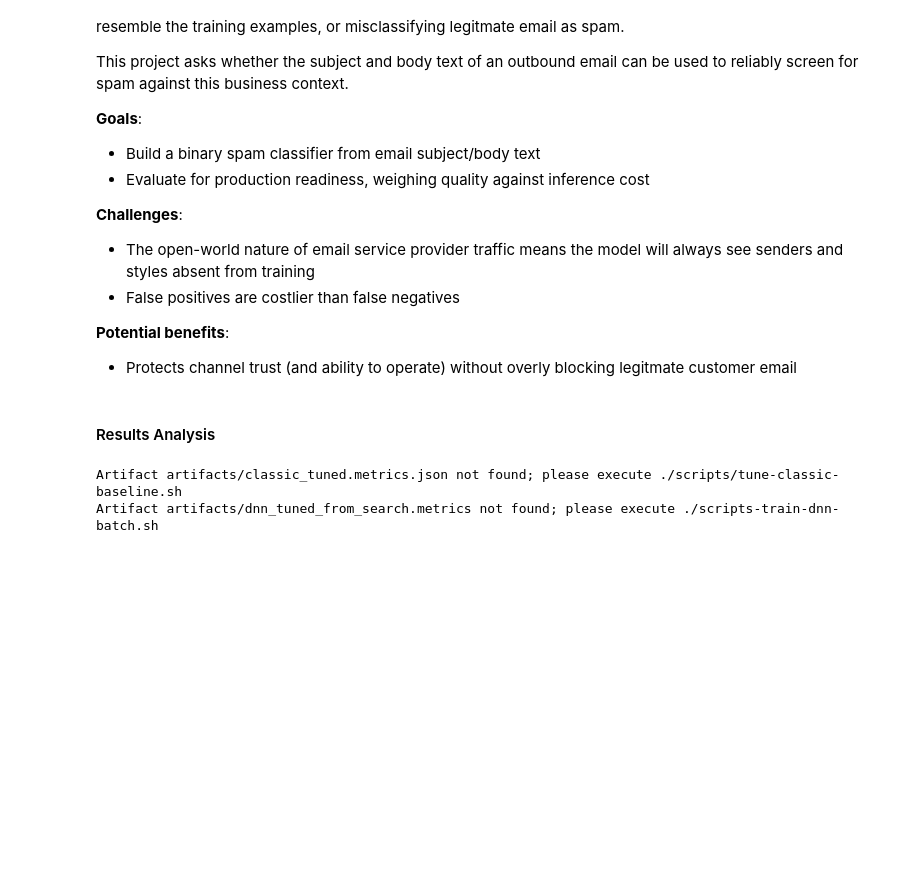
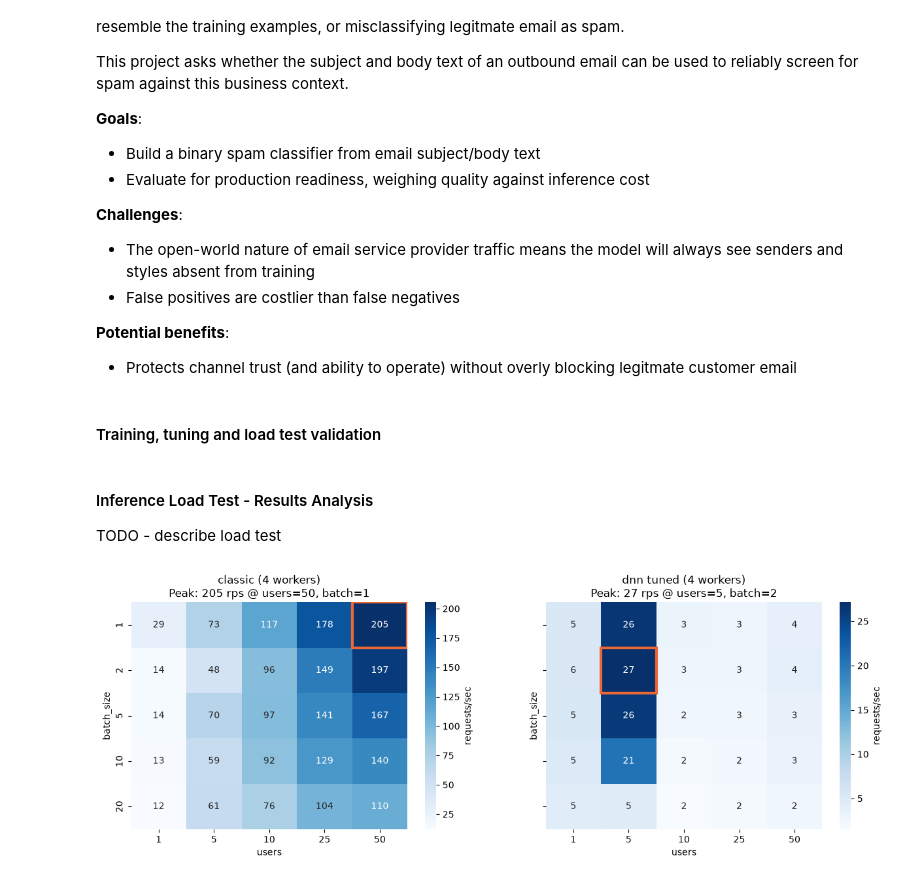
Before and after one commit to mabsimms/aiml-course-capstone, a Jupyter notebook: capstone-results.ipynb, the cells around one changed output. Drawn from its saved outputs; the diff is of its cells as text; code cells hidden in the pictures; blank space fills up the shorter version.

Commit message:
Starting on analysis notebook

```diff
--- a/capstone-results.ipynb
+++ b/capstone-results.ipynb
@@ -22,5 +26,5 @@ from pathlib import Path
 # %% [markdown]
-#### Results Analysis
+#### Training, tuning and load test validation
 # %%
 # This notebook requires that the training and tuning scripts have already been executed and that the
 # artifacts are available in artifacts/
@@ -31,8 +35,5 @@ def check(path: str, script: str) -> None:
 check("artifacts/classic_wider_ngrams.metrics.json", "./scripts/train-classic-batch.sh")
 check("artifacts/classic_tuned.metrics.json", "./scripts/tune-classic-baseline.sh")
 
-check("artifacts/dnn_tuned_from_search.metrics", "./scripts/train-dnn-batch.sh")
+check("artifacts/dnn_baseline.metrics.json", "./scripts/train-dnn-batch.sh")
 check("artifacts/dnn_tuned_arch.summary.json", "./scripts/tune-dnn.sh")
-# %% [output]
-Artifact artifacts/classic_tuned.metrics.json not found; please execute ./scripts/tune-classic-baseline.sh
-Artifact artifacts/dnn_tuned_from_search.metrics not found; please execute ./scripts-train-dnn-batch.sh
@@ -38,0 +57,46 @@ Artifact artifacts/dnn_tuned_from_search.metrics not found; please execute ./scr
+# %% [markdown]
+#### Inference Load Test - Results Analysis
+
+TODO - describe load test
+# %%
+RUN_TAGS = {
+    "classic (1 worker": "classic-single-worker",
+    "classic (4 workers)": "classic",
+    "dnn tuned (4 workers)": "dnn-tuned",
+}
+
+def load_summary(tag_prefix : str) -> pd.DataFrame:
+    match = sorted(Path("loadtest-results").glob(f"{tag_prefix}*/summary.csv"))[-1]
+    return pd.read_csv(match)
+
+frames = []
+for label, tag_prefix in RUN_TAGS.items():
+    df = load_summary(tag_prefix)
+    df["run"] = label
+    frames.append(df)
+
+df_loadtest = pd.concat(frames, ignore_index=True)
+# %%
+import matplotlib.patches as patches
+
+fig, axes = plt.subplots(1, 2, figsize=(15, 4.5), sharey=True)
+for ax, (label, tag_prefix) in zip(axes, RUN_TAGS.items()):
+    df = load_summary(tag_prefix)
+
+    pivot = df.pivot(index="batch_size", columns="users", values="rps")
+    sns.heatmap(
+        pivot, ax=ax, cmap="Blues", annot=True, fmt=".0f",
+        cbar_kws={"label": "requests/sec"}
+    )
+
+    peak_batch, peak_users = pivot.stack().idxmax()
+    peak_rps = pivot.loc[peak_batch, peak_users]
+    row_pos = list(pivot.index).index(peak_batch)
+    col_pos = list(pivot.columns).index(peak_users)
+    ax.add_patch(patches.Rectangle(
+        (col_pos, row_pos), 1, 1, fill=False, edgecolor="#eb6834", lw=3,
+    ))
+
+    ax.set_title(f"{label}\nPeak: {peak_rps:.0f} rps @ users={peak_users}, batch={peak_batch}")
+# %% [output]
+[figure, added]
```
Also changed, not shown: parts of 2 cells of this notebook.
